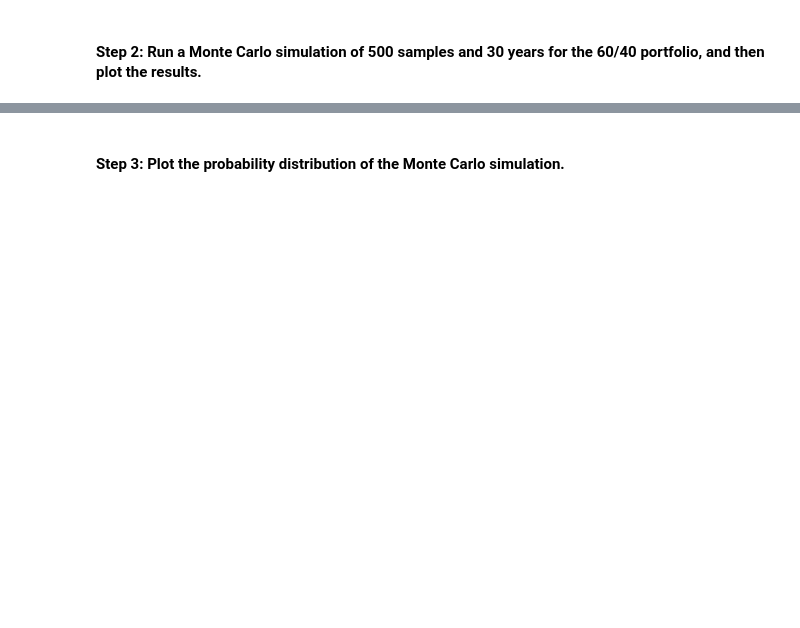
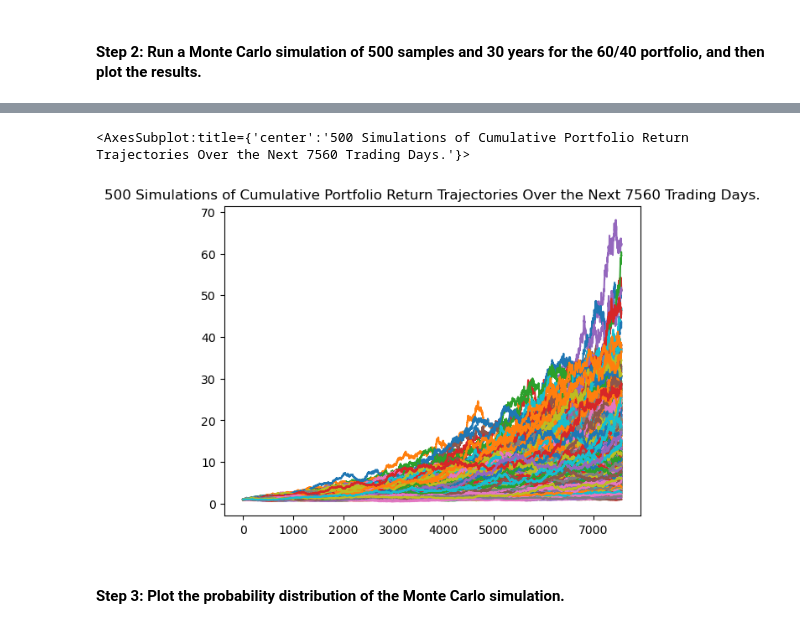
Before and after one commit to willco-1/Emergency-Financial-Planner, a Jupyter notebook: financial_planning_tools.ipynb, the cells around one changed output, grey strips where cells are left out. Drawn from its saved outputs; the diff is of its cells as text; code cells hidden in the pictures; blank space fills up the shorter version.

```diff
--- a/financial_planning_tools.ipynb
+++ b/financial_planning_tools.ipynb
@@ -395,22 +418,26 @@ In this section, you’ll use the MCForecastTools library to create a Monte Carl
 # %%
 # Set start and end dates of 3 years back from your current date
 # Alternatively, you can use an end date of 2020-08-07 and work 3 years back from that date
-# YOUR CODE HERE
-# YOUR CODE HERE
+
+start_date = '2017-08-07'
+end_date = '2020-08-07'
 # %%
 # Use the Alpaca get_bars function to make the API call to get the 3 years worth of pricing data
 # The tickers and timeframe parameters should have been set in Part 1 of this activity
 # The start and end dates should be updated with the information set above
 # Remember to add the df property to the end of the call so the response is returned as a DataFrame
 # YOUR CODE HERE
-
+three_yr_df = alpaca.get_bars(tickers, timeframe, start_date, end_date).df
 # Reorganize the DataFrame
 # Separate ticker data
 # YOUR CODE HERE
+agg_three_yr_df = three_yr_df[three_yr_df['symbol']== 'AGG'].drop('symbol', axis=1)
+spy_three_yr_df = three_yr_df[three_yr_df['symbol']== 'SPY'].drop('symbol', axis=1)
 
 # Concatenate the ticker DataFrames
 # YOUR CODE HERE
-
+three_yr_df = pd.concat([agg_three_yr_df, spy_three_yr_df], axis=1, keys=['AGG', 'SPY'])
 # Display both the first and last five rows of the DataFrame
 # YOUR CODE HERE
 # YOUR CODE HERE
+three_yr_df
@@ -421,6 +464,8 @@ In this section, you’ll use the MCForecastTools library to create a Monte Carl
 # The weights should be split 40% to AGG and 60% to SPY.
 # Run 500 samples.
 # YOUR CODE HERE
+Monte_carlo = MCSimulation(portfolio_data=three_yr_df, weights = [.4, .6], num_simulation=500, num_trading_days=(252*30) )
 
 # Review the simulation input data
 # YOUR CODE HERE
+Monte_carlo.portfolio_data
@@ -430,7 +521,11 @@ In this section, you’ll use the MCForecastTools library to create a Monte Carl
 # %%
 # Visualize the 30-year Monte Carlo simulation by creating an
 # overlay line plot
 # YOUR CODE HERE
+Monte_carlo.plot_simulation()
+# %% [output]
+<AxesSubplot:title={'center':'500 Simulations of Cumulative Portfolio Return Trajectories Over the Next 7560 Trading Days.'}>
+[figure, added]
 # %% [markdown]
 #### Step 3: Plot the probability distribution of the Monte Carlo simulation.
 # %%
```
Also changed, not shown: parts of 10 cells of this notebook.
